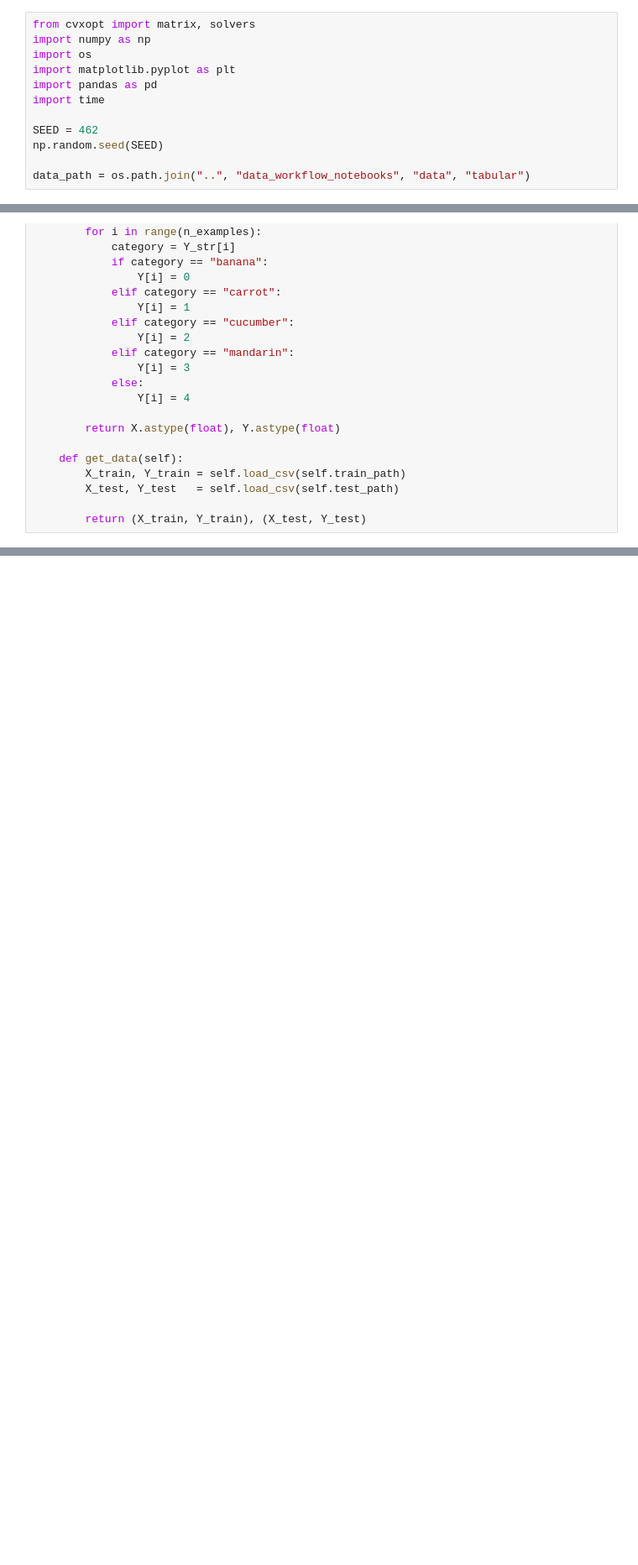
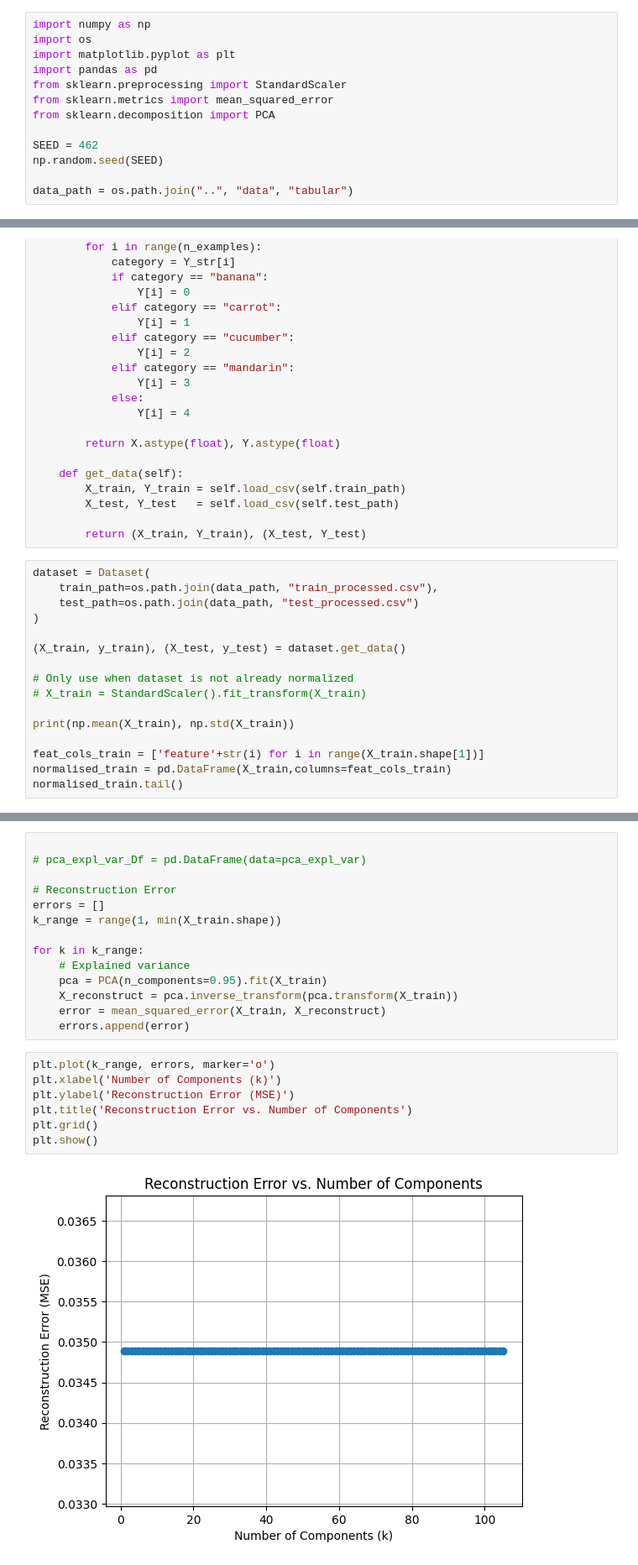
Before and after one commit to SayHiToMePlease/cmpe-462, a Jupyter notebook: task_2/pca.ipynb, the cells around one changed output, grey strips where cells are left out. Shown at 84% size. Saved outputs shown, nothing was run; the diff lists cells and outputs as text; blank space fills up the shorter version.

Commit message:
Recon error and explained variance implemented

```diff
--- a/task_2/pca.ipynb
+++ b/task_2/pca.ipynb
@@ -1,15 +1,16 @@
 # %%
-from cvxopt import matrix, solvers
 import numpy as np
 import os
 import matplotlib.pyplot as plt
 import pandas as pd
-import time
+from sklearn.preprocessing import StandardScaler
+from sklearn.metrics import mean_squared_error
+from sklearn.decomposition import PCA
 
 SEED = 462
 np.random.seed(SEED)
 
-data_path = os.path.join("..", "data_workflow_notebooks", "data", "tabular")
+data_path = os.path.join("..", "data", "tabular")
 # %%
 class Dataset:
     """
@@ -44,3 +45,19 @@ class Dataset:
         X_test, Y_test   = self.load_csv(self.test_path)
 
         return (X_train, Y_train), (X_test, Y_test)
+# %%
+dataset = Dataset(
+    train_path=os.path.join(data_path, "train_processed.csv"),
+    test_path=os.path.join(data_path, "test_processed.csv")
+)
+
+(X_train, y_train), (X_test, y_test) = dataset.get_data()
+
+# Only use when dataset is not already normalized
+# X_train = StandardScaler().fit_transform(X_train)
+
+print(np.mean(X_train), np.std(X_train))
+
+feat_cols_train = ['feature'+str(i) for i in range(X_train.shape[1])]
+normalised_train = pd.DataFrame(X_train,columns=feat_cols_train)
+normalised_train.tail()
@@ -46,0 +90,23 @@ class Dataset:
+# %%
+
+# pca_expl_var_Df = pd.DataFrame(data=pca_expl_var)
+
+# Reconstruction Error
+errors = []
+k_range = range(1, min(X_train.shape))
+
+for k in k_range:
+    # Explained variance
+    pca = PCA(n_components=0.95).fit(X_train)
+    X_reconstruct = pca.inverse_transform(pca.transform(X_train))
+    error = mean_squared_error(X_train, X_reconstruct)
+    errors.append(error)
+# %%
+plt.plot(k_range, errors, marker='o')
+plt.xlabel('Number of Components (k)')
+plt.ylabel('Reconstruction Error (MSE)')
+plt.title('Reconstruction Error vs. Number of Components')
+plt.grid()
+plt.show()
+# %% [output]
+[figure, added]
```
Also changed, not shown: parts of 2 cells of this notebook, 3 other files.
